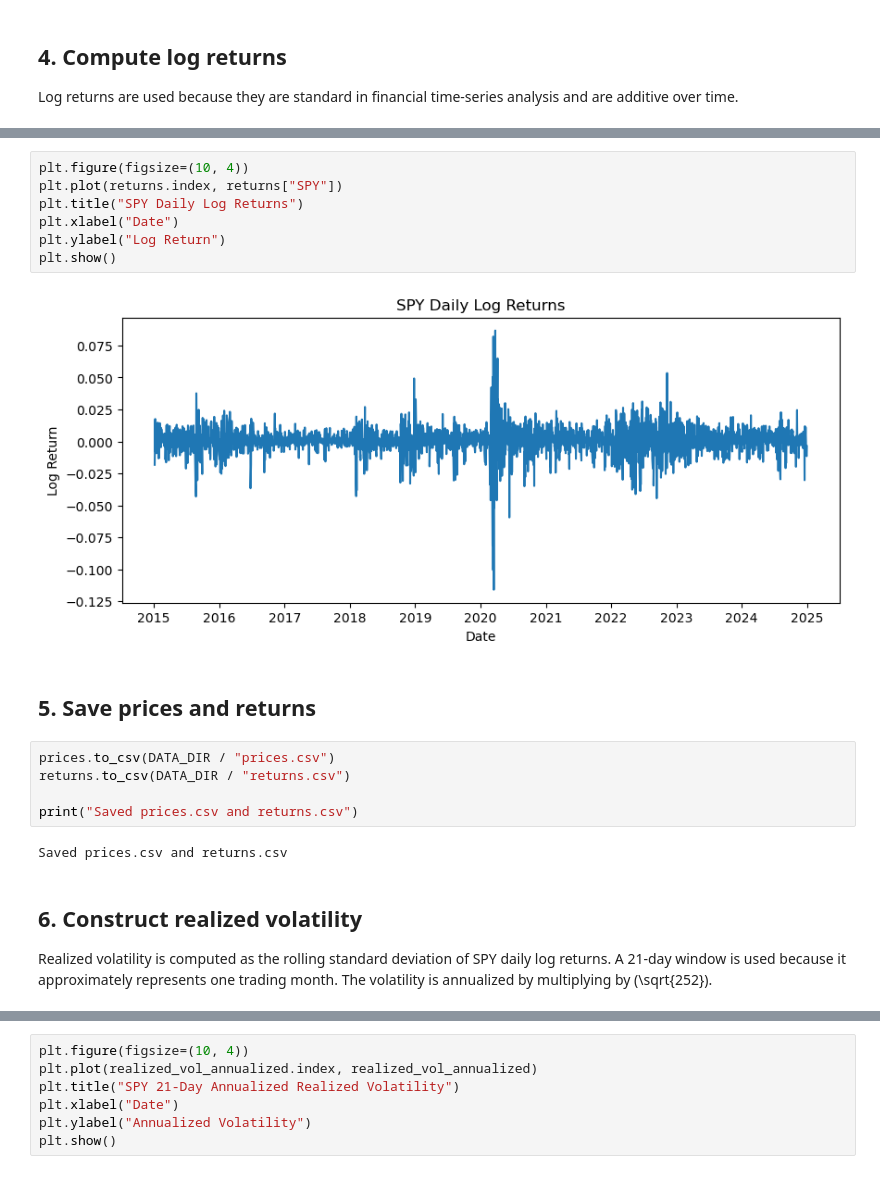
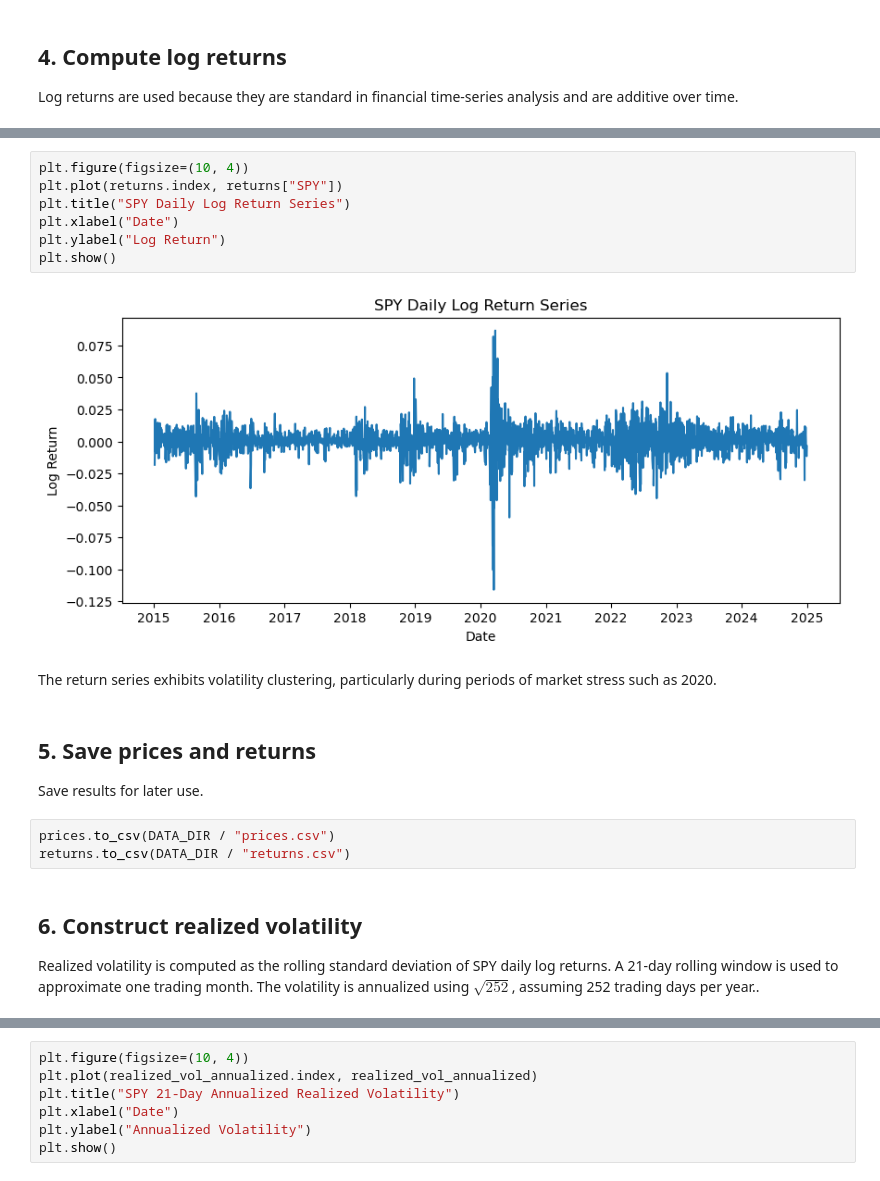
Before and after one commit to vinswwww/volatility-prediction-ml, a Jupyter notebook: notebooks/01_data_setup.ipynb, the cells around one changed output, grey strips where cells are left out. Cells and saved outputs as stored; diff of their text form.

```diff
--- a/notebooks/01_data_setup.ipynb
+++ b/notebooks/01_data_setup.ipynb
@@ -91,25 +89,25 @@ returns.head()
 # %%
 plt.figure(figsize=(10, 4))
 plt.plot(returns.index, returns["SPY"])
-plt.title("SPY Daily Log Returns")
+plt.title("SPY Daily Log Return Series")
 plt.xlabel("Date")
 plt.ylabel("Log Return")
 plt.show()
 # %% [output]
-[figure, old version]
+[figure, new version]
+# %% [markdown]
+The return series exhibits volatility clustering, particularly during periods of market stress such as 2020.
 # %% [markdown]
 ## 5. Save prices and returns
+
+Save results for later use.
 # %%
 prices.to_csv(DATA_DIR / "prices.csv")
 returns.to_csv(DATA_DIR / "returns.csv")
-
-print("Saved prices.csv and returns.csv")
-# %% [output]
-Saved prices.csv and returns.csv
 # %% [markdown]
 ## 6. Construct realized volatility
 
-Realized volatility is computed as the rolling standard deviation of SPY daily log returns. A 21-day window is used because it approximately represents one trading month. The volatility is annualized by multiplying by \(\sqrt{252}\).
+Realized volatility is computed as the rolling standard deviation of SPY daily log returns. A 21-day rolling window is used to approximate one trading month. The volatility is annualized using $\sqrt{252}$, assuming 252 trading days per year..
 # %%
 spy_returns = returns["SPY"]
 
```
Also changed, not shown: parts of 17 cells of this notebook, 10 other files.
